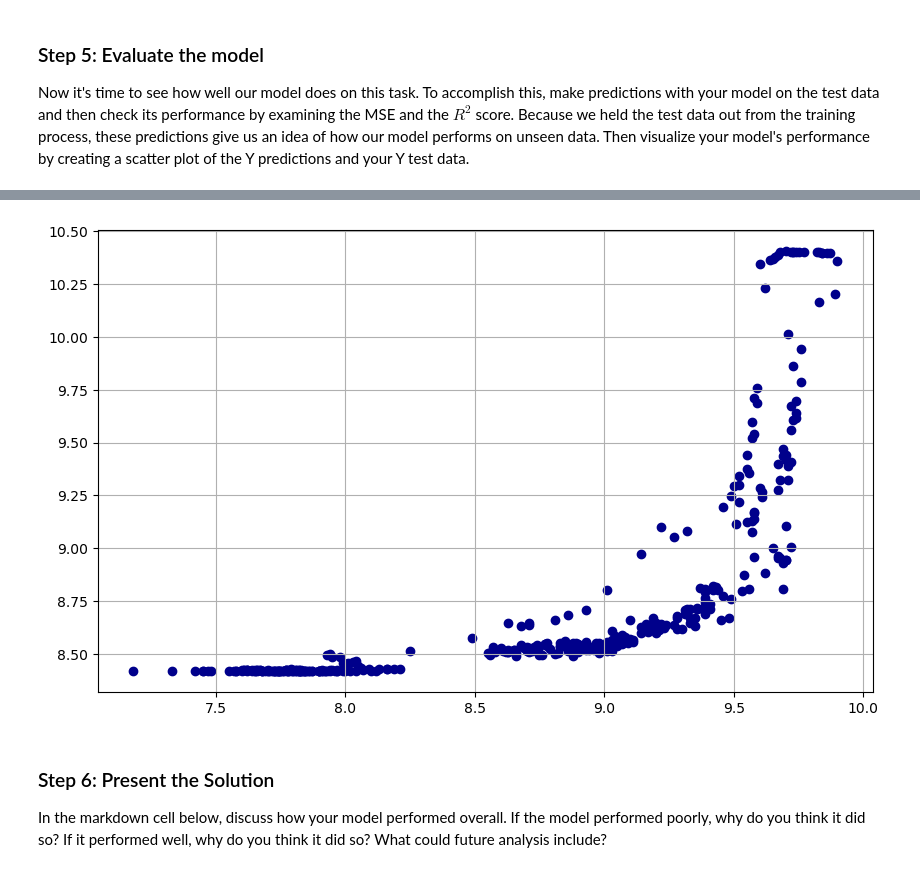
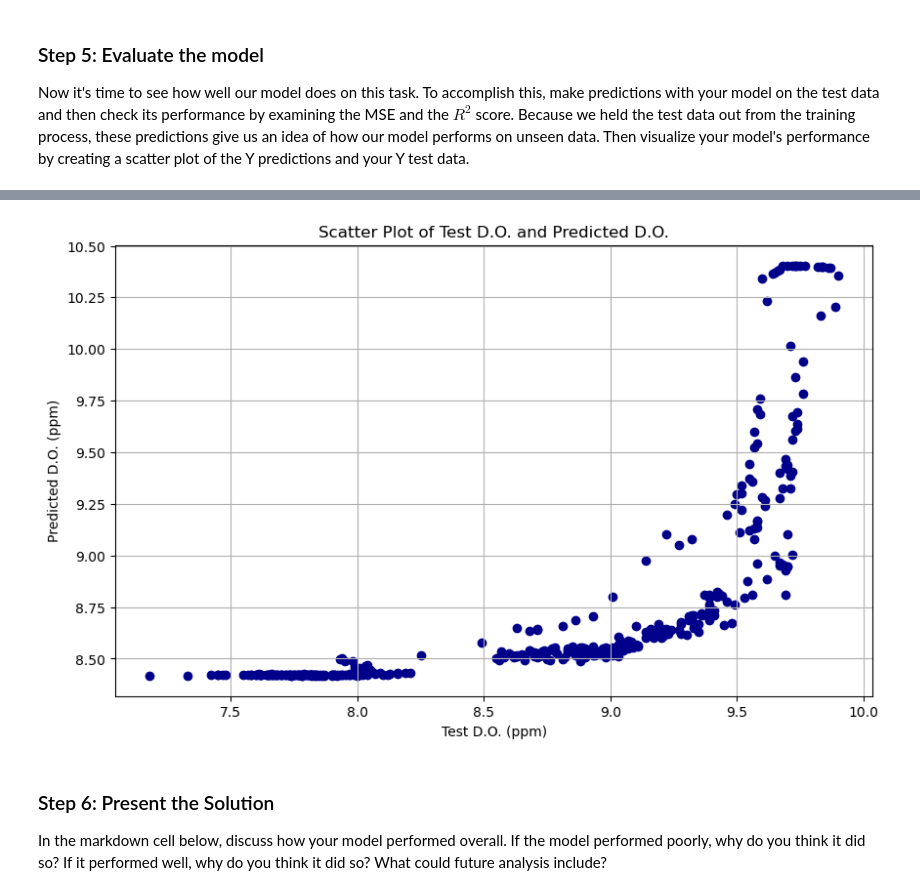
Before and after one commit to haylee360/EDS232-labs, a Jupyter notebook: Week1/Lab1-hurricane.ipynb, the cells around one changed output, grey strips where cells are left out. Cells and saved outputs as stored; diff of their text form; code cells hidden in the pictures.

```diff
--- a/Week1/Lab1-hurricane.ipynb
+++ b/Week1/Lab1-hurricane.ipynb
@@ -199,13 +195,16 @@ R² Score: 0.48988874519870107
-# %%
-# Visualize predictions vs. actual values
-plt.figure(figsize=(10, 6))  # Setting the figure size for better visibility
-plt.scatter(Y_test, Y_pred, c='DarkBlue') #actual
-# plt.plot(Y_pred, X_test, color='blue', linewidth=3) # predictions
-
-plt.grid(True)
-plt.show()
-# %% [output]
-[figure, removed]
+# %%
+
+# Visualize predictions vs. actual values
+plt.figure(figsize=(10, 6))  # Setting the figure size for better visibility
+plt.scatter(Y_test, Y_pred, c='DarkBlue')
+
+plt.grid(True)
+plt.xlabel('Test D.O. (ppm)')
+plt.ylabel('Predicted D.O. (ppm)')
+plt.title('Scatter Plot of Test D.O. and Predicted D.O.')
+plt.show()
+# %% [output]
+[figure, added]
 # %% [markdown]
 ### Step 6:  Present the Solution
 In the markdown cell below, discuss how your model performed overall. If the model performed poorly, why do you think it did so? If it performed well, why do you think it did so? What could future analysis include?
```
Also changed, not shown: parts of 13 cells of this notebook.
